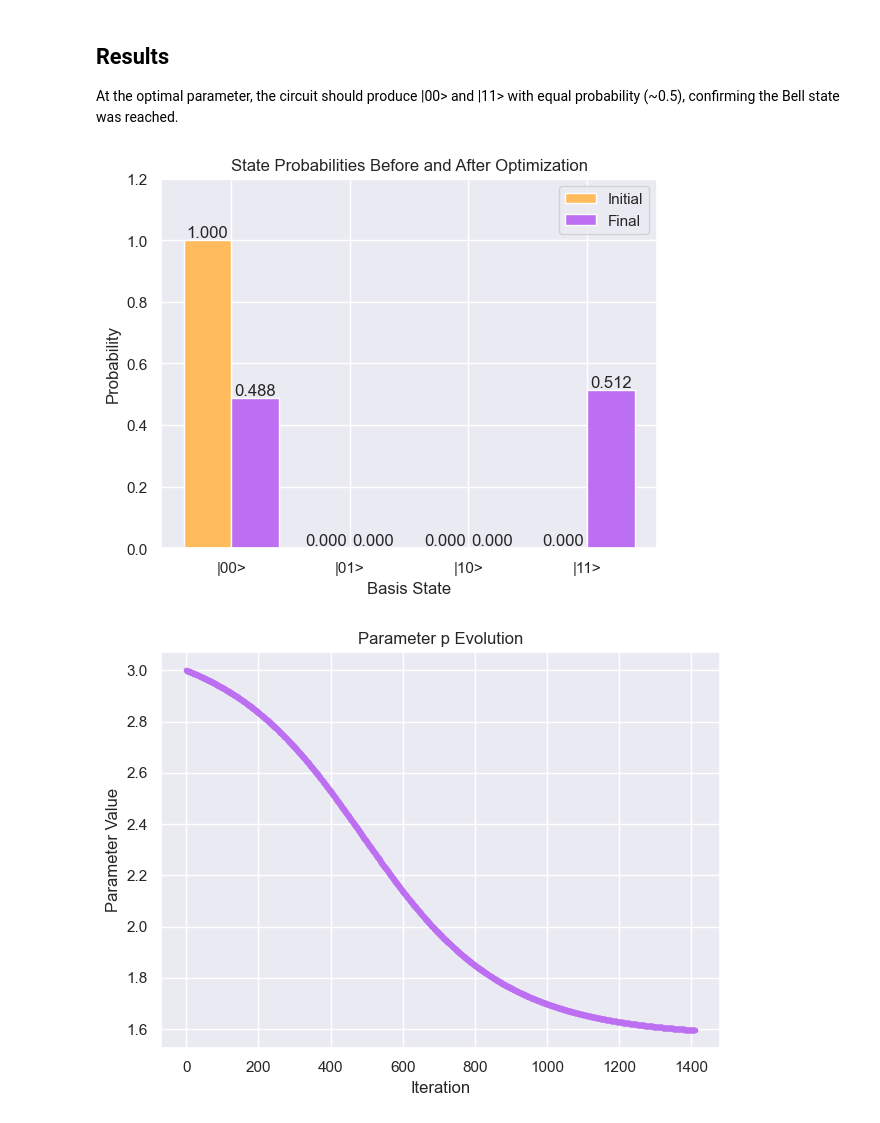
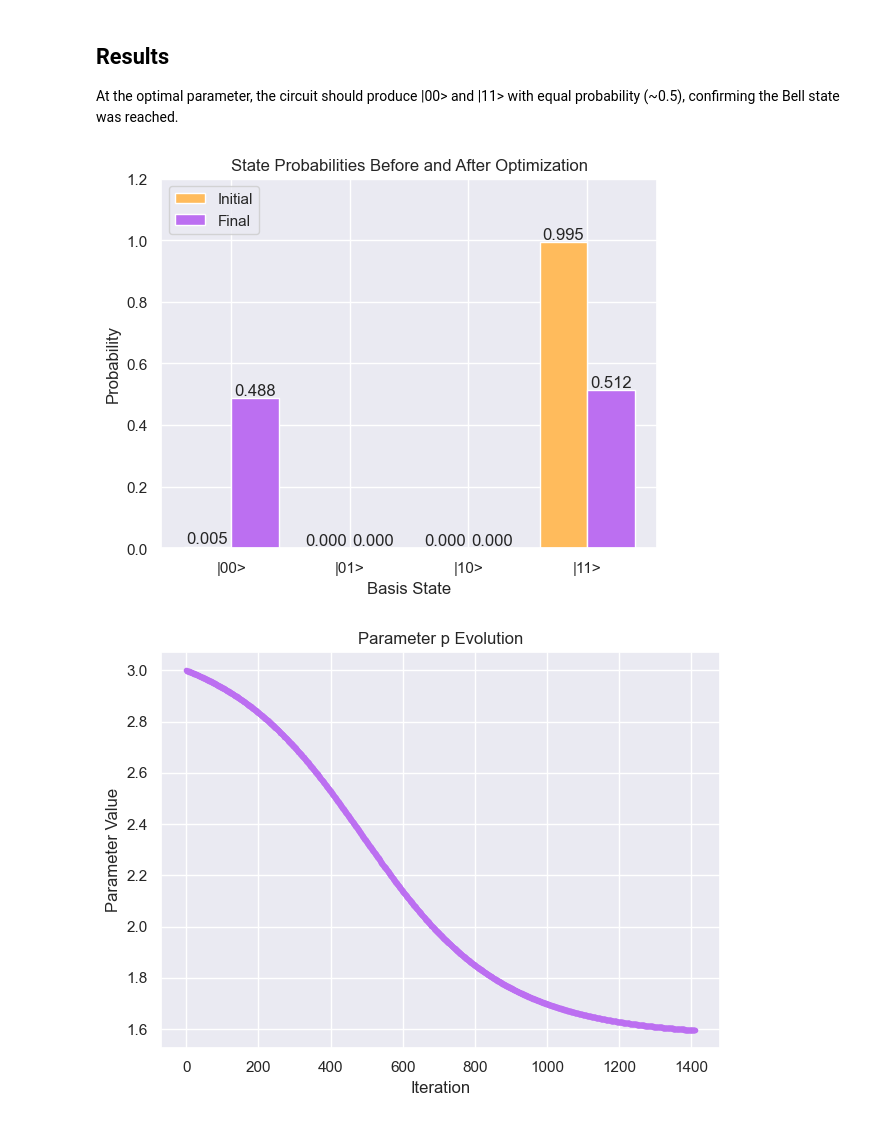
Before and after one commit to AnasOukhouya/bell-state-vqc, a Jupyter notebook: bell_state_vqc.ipynb, the cells around one changed output. Saved outputs shown, nothing was run; the diff lists cells and outputs as text; code cells hidden in the pictures.

```diff
--- a/bell_state_vqc.ipynb
+++ b/bell_state_vqc.ipynb
@@ -111,25 +109,26 @@ probs = circuit_probs(params[-1])
 # %%
 # compare initial state |00> vs final state after optimization
 labels = ['|00>', '|01>', '|10>', '|11>']
-initial_probs = [1.0, 0.0, 0.0, 0.0] # state |00>
-final_probs = probs
+initial_probs = circuit_probs(params[0])
+final_probs = circuit_probs(params[-1])
 
 x = np.arange(4)
 
 b1 = plt.bar(x - 0.2, initial_probs, 0.4, label='Initial', color='#FFBB5C')
 b2 = plt.bar(x + 0.2, final_probs, 0.4, label='Final', color='#BC6FF1')
 
 plt.bar_label(b1, fmt='%.3f')
 plt.bar_label(b2, fmt='%.3f')
 plt.xticks(x, labels)
 plt.legend()
 plt.ylim(0, 1.2)
 plt.xlabel('Basis State')
 plt.ylabel('Probability')
 plt.title('State Probabilities Before and After Optimization')
+plt.savefig('figures/state-probabilities.png', dpi=300, bbox_inches='tight')
 plt.show()
 # %% [output]
-[figure, old version]
+[figure, new version]
 # %%
 # parameter value across iterations
 plt.figure(figsize=(6.5,5))
```
Also changed, not shown: parts of 1 cell of this notebook.
